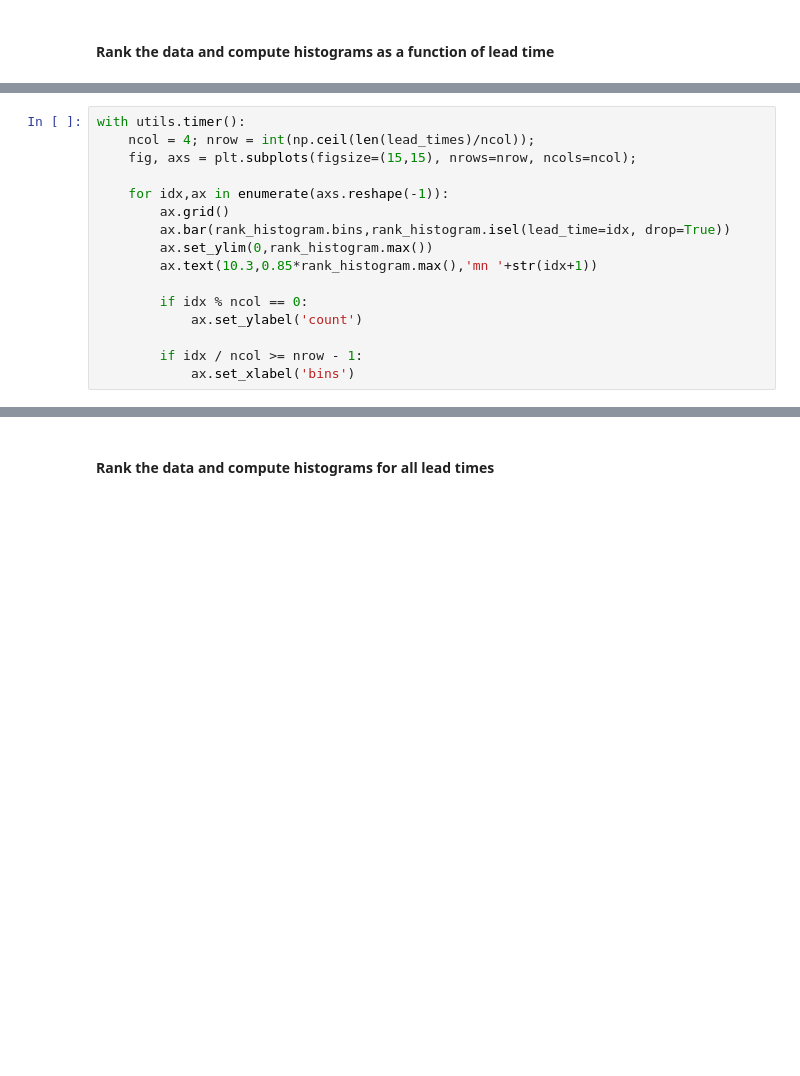
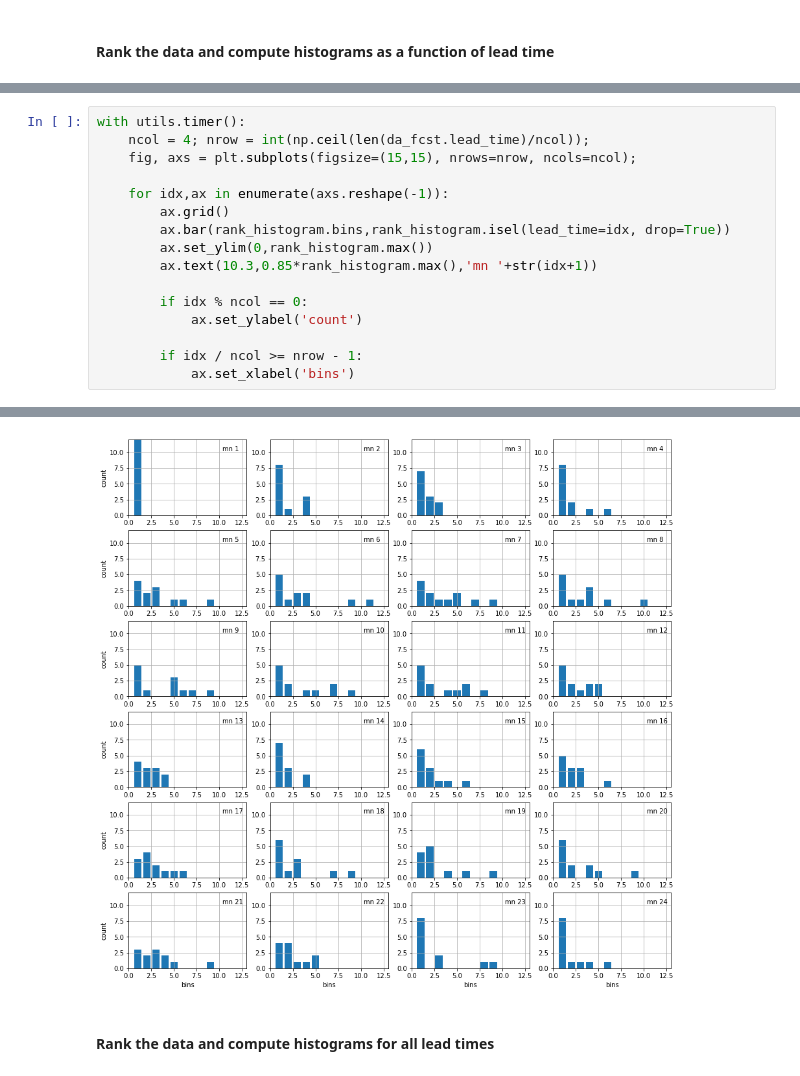
Before and after one commit to csiro-dcfp/doppyo, a Jupyter notebook: tutorials/temp_verification-15_04_2018.ipynb, the cells around one changed output, grey strips where cells are left out. Saved outputs shown, nothing was run; the diff lists cells and outputs as text; blank space fills up the shorter version.

```diff
--- a/tutorials/temp_verification-15_04_2018.ipynb
+++ b/tutorials/temp_verification-15_04_2018.ipynb
@@ -200,6 +188,6 @@ with utils.timer():
 # %%
 with utils.timer():
-    ncol = 4; nrow = int(np.ceil(len(lead_times)/ncol));
+    ncol = 4; nrow = int(np.ceil(len(da_fcst.lead_time)/ncol));
     fig, axs = plt.subplots(figsize=(15,15), nrows=nrow, ncols=ncol);
 
     for idx,ax in enumerate(axs.reshape(-1)):
@@ -213,3 +201,4 @@ with utils.timer():
 
         if idx / ncol >= nrow - 1:
             ax.set_xlabel('bins')
+# %% [output]
@@ -216,3 +206,4 @@ with utils.timer():
+[figure, added]
 # %% [markdown]
 #### Rank the data and compute histograms for all lead times
 # %%
```
Also changed, not shown: parts of 18 cells of this notebook.
